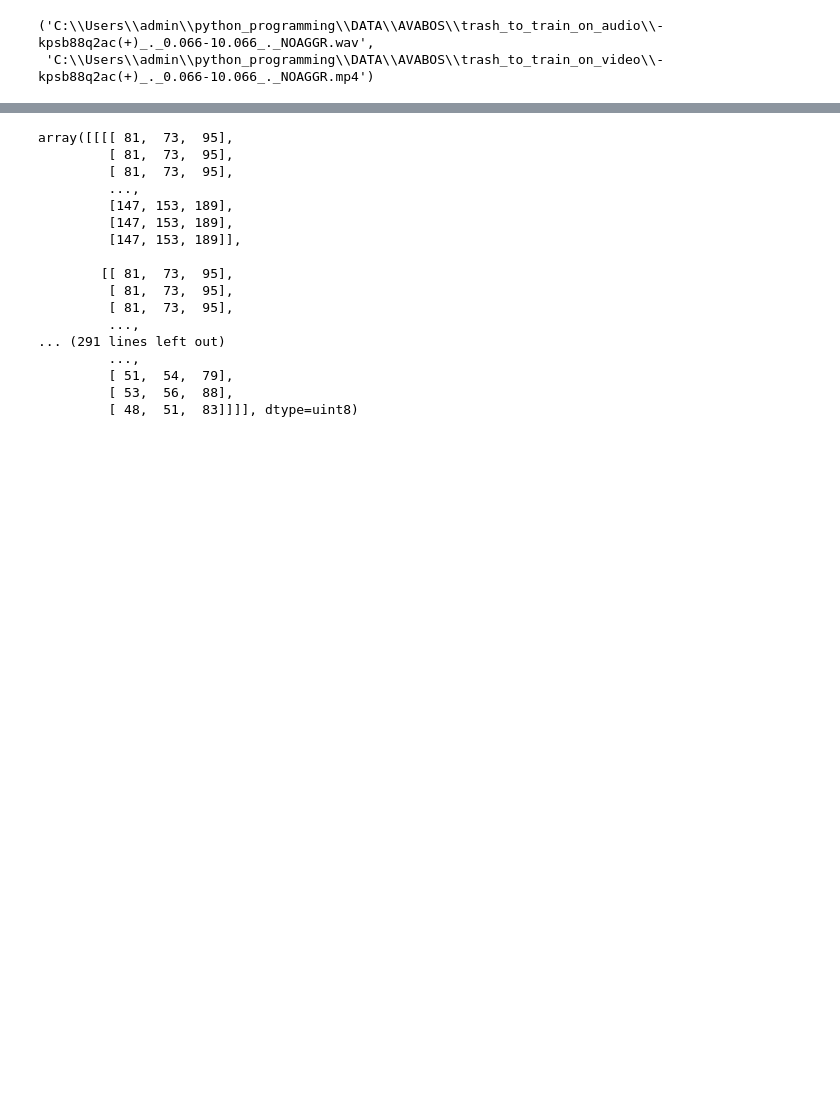
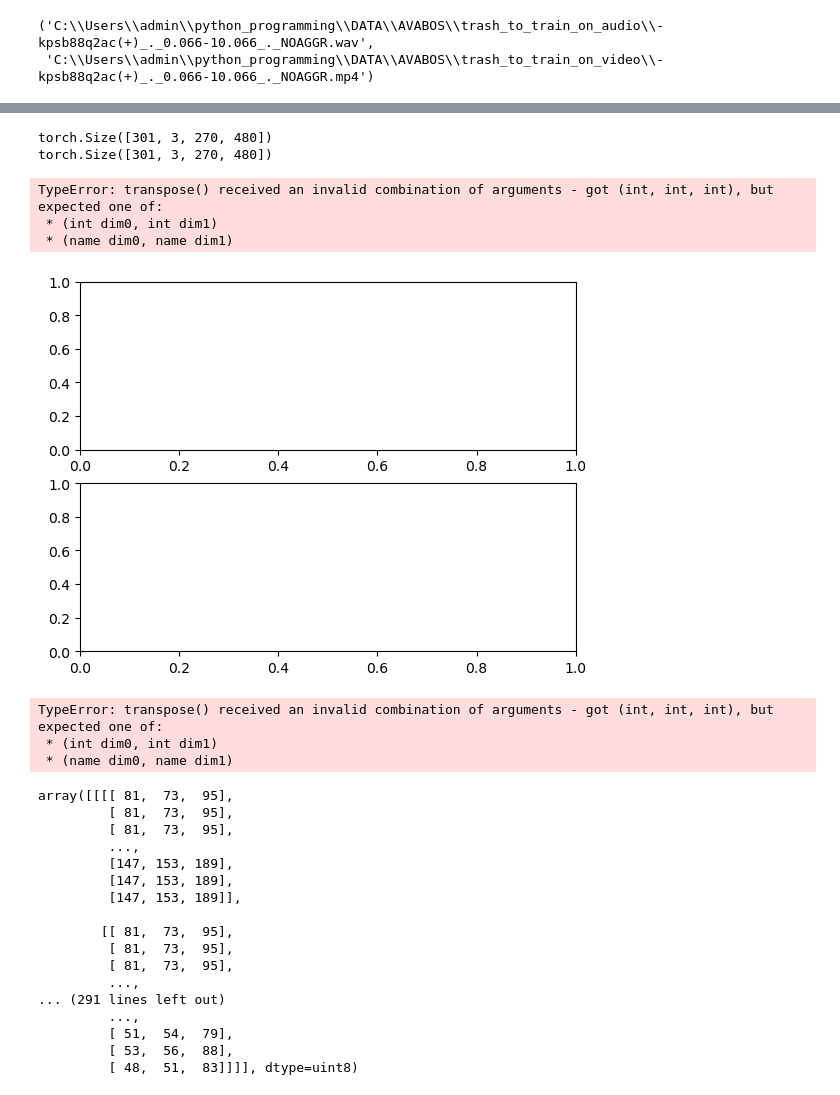
Before and after one commit to cafe1930/MultimodalAggressionRecognition, a Jupyter notebook: test.ipynb, the cells around one changed output, grey strips where cells are left out. Cells and saved outputs as stored; diff of their text form; code cells hidden in the pictures; blank space fills up the shorter version.

```diff
--- a/test.ipynb
+++ b/test.ipynb
@@ -55,3 +213,36 @@ np.mean(times)
+# %%
+
+frames = read_video_frames_opencv(paths_to_videos_list[0])
+resizer = v2.Resize(size=(224, 224), antialias=True)
+print(frames.shape)
+
+resized_frames = resizer(frames)
+
+print(frames.shape)
+fig, axs = plt.subplots(2, 1)
+
+# numpy
+#axs[0].imshow(frames[0].transpose(1,2,0))
+#axs[1].imshow(resized_frames.transpose(1,2,0))
+
+# pytorch
+axs[0].imshow(frames[0].transpose(1,2,0))
+axs[1].imshow(resized_frames.transpose(1,2,0))
+
+#plt.imshow(frames[0])
+# %% [output]
+torch.Size([301, 3, 270, 480])
+torch.Size([301, 3, 270, 480])
+TypeError: transpose() received an invalid combination of arguments - got (int, int, int), but expected one of:
+ * (int dim0, int dim1)
+ * (name dim0, name dim1)
+[figure, added]
+# %%
+frames[0].transpose(1, 2, 0)
+# %% [output]
+TypeError: transpose() received an invalid combination of arguments - got (int, int, int), but expected one of:
+ * (int dim0, int dim1)
+ * (name dim0, name dim1)
 # %%
 transforms = v2.Compose([
     #v2.ToTensor(),
```
Also changed, not shown: parts of 13 cells of this notebook, 2 other files.
